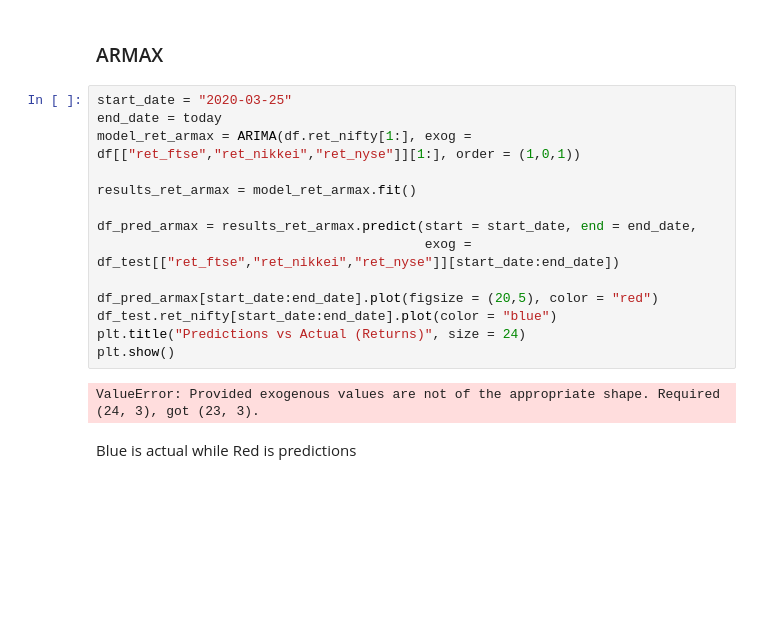
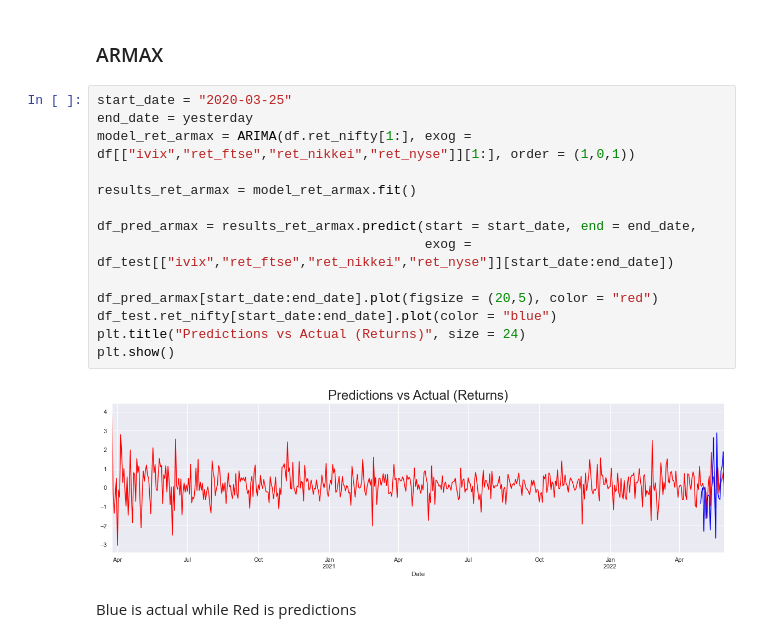
Before and after one commit to rachitdev/NIFTY50Pred, a Jupyter notebook: NIFTY 50 predictions using ARMAX and SARIMAX.ipynb, the cells around one changed output. Drawn from its saved outputs; the diff is of its cells as text; blank space fills up the shorter version.

```diff
--- a/NIFTY 50 predictions using ARMAX and SARIMAX.ipynb
+++ b/NIFTY 50 predictions using ARMAX and SARIMAX.ipynb
@@ -128,20 +144,20 @@ df_test.tail()
 ### ARMAX
 # %%
 start_date = "2020-03-25"
-end_date = today
-model_ret_armax = ARIMA(df.ret_nifty[1:], exog = df[["ret_ftse","ret_nikkei","ret_nyse"]][1:], order = (1,0,1))
+end_date = yesterday
+model_ret_armax = ARIMA(df.ret_nifty[1:], exog = df[["ivix","ret_ftse","ret_nikkei","ret_nyse"]][1:], order = (1,0,1))
 
 results_ret_armax = model_ret_armax.fit()
 
 df_pred_armax = results_ret_armax.predict(start = start_date, end = end_date,
-                                          exog = df_test[["ret_ftse","ret_nikkei","ret_nyse"]][start_date:end_date])
+                                          exog = df_test[["ivix","ret_ftse","ret_nikkei","ret_nyse"]][start_date:end_date])
 
 df_pred_armax[start_date:end_date].plot(figsize = (20,5), color = "red")
 df_test.ret_nifty[start_date:end_date].plot(color = "blue")
 plt.title("Predictions vs Actual (Returns)", size = 24)
 plt.show()
 # %% [output]
-ValueError: Provided exogenous values are not of the appropriate shape. Required (24, 3), got (23, 3).
+[figure, added]
 # %% [markdown]
 Blue is actual while Red is predictions
 # %%
```
Also changed, not shown: parts of 15 cells of this notebook, 2 other files.
